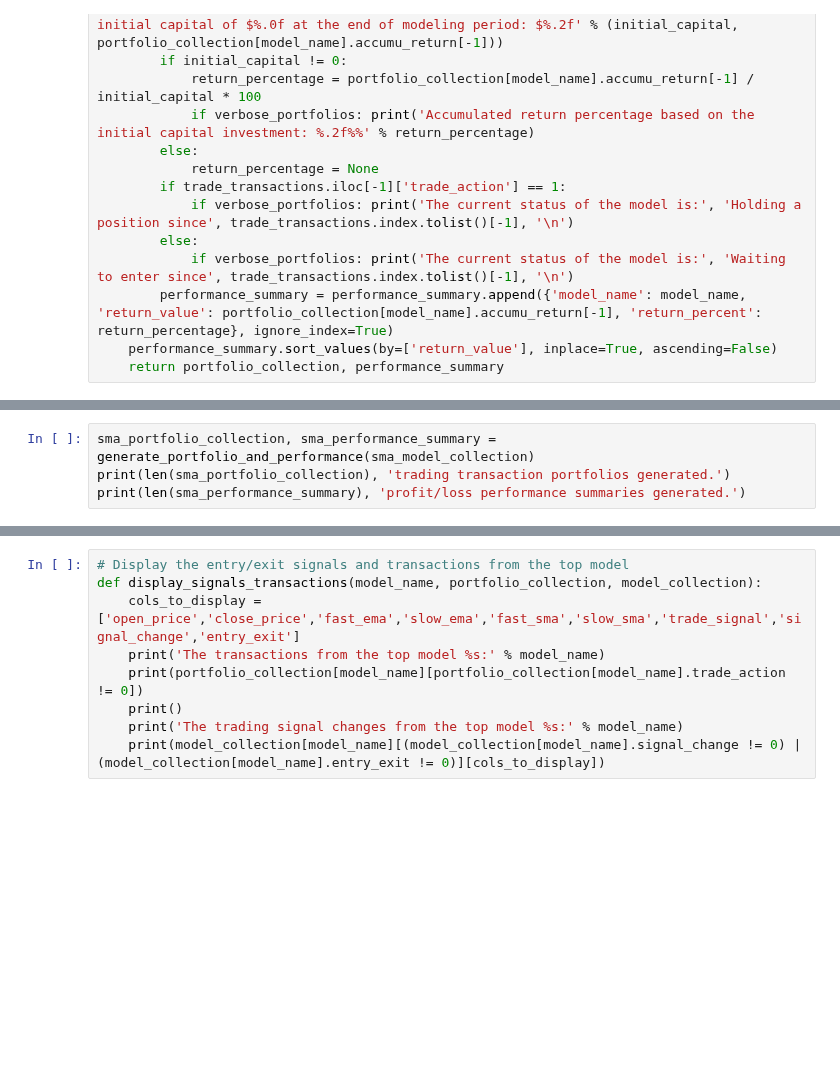
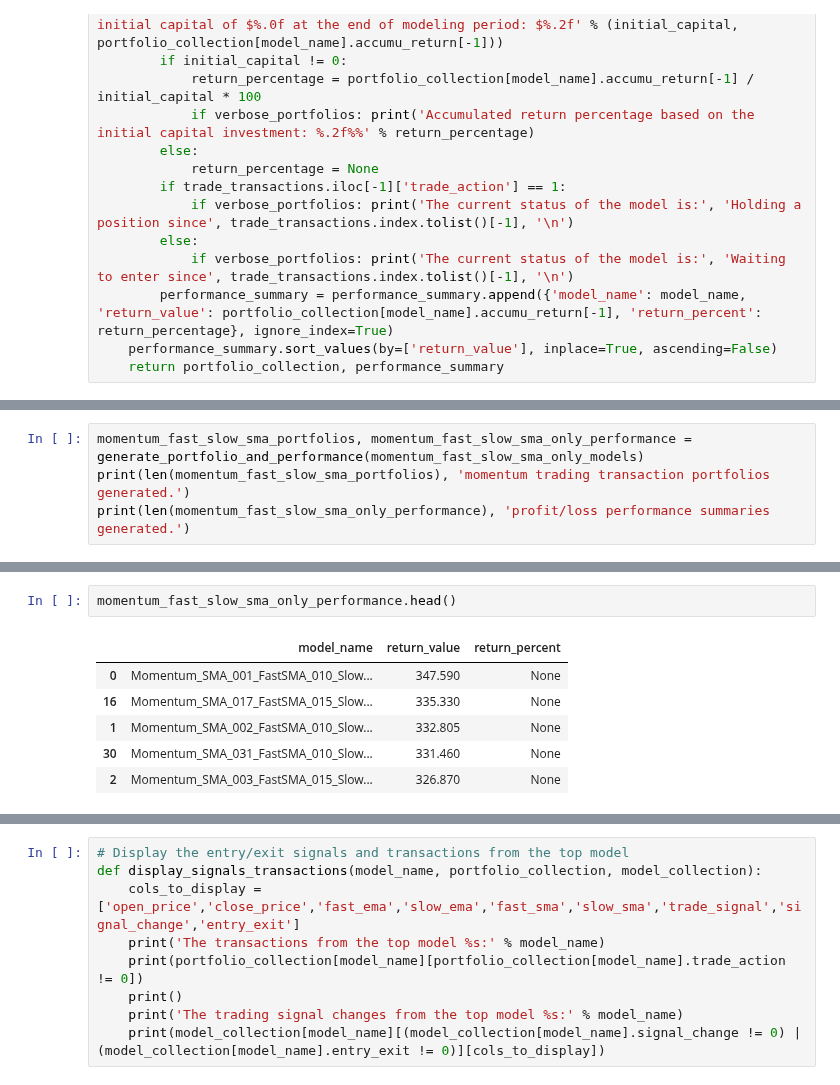
Before and after one commit to daines-analytics/quant-finance-projects, a Jupyter notebook: daily-stocks-report/py_algotrading_combo_ma_crossover_grid_AAPL.ipynb, the cells around one changed output, grey strips where cells are left out. Cells and saved outputs as stored; diff of their text form; blank space fills up the shorter version.

```diff
--- a/daily-stocks-report/py_algotrading_combo_ma_crossover_grid_AAPL.ipynb
+++ b/daily-stocks-report/py_algotrading_combo_ma_crossover_grid_AAPL.ipynb
@@ -405,5 +523,5 @@ print(len(ema_performance_summary), 'profit/loss performance summaries generated
 # %%
-sma_portfolio_collection, sma_performance_summary = generate_portfolio_and_performance(sma_model_collection)
-print(len(sma_portfolio_collection), 'trading transaction portfolios generated.')
-print(len(sma_performance_summary), 'profit/loss performance summaries generated.')
+momentum_fast_slow_sma_portfolios, momentum_fast_slow_sma_only_performance = generate_portfolio_and_performance(momentum_fast_slow_sma_only_models)
+print(len(momentum_fast_slow_sma_portfolios), 'momentum trading transaction portfolios generated.')
+print(len(momentum_fast_slow_sma_only_performance), 'profit/loss performance summaries generated.')
 # %% [output]
@@ -465,0 +581,9 @@ fast_sma_slow_ema_performance.head()
+# %%
+momentum_fast_slow_sma_only_performance.head()
+# %% [output]
+|  | model_name | return_value | return_percent |
+| 0 | Momentum_SMA_001_FastSMA_010_Slow... | 347.590 | None |
+| 16 | Momentum_SMA_017_FastSMA_015_Slow... | 335.330 | None |
+| 1 | Momentum_SMA_002_FastSMA_010_Slow... | 332.805 | None |
+| 30 | Momentum_SMA_031_FastSMA_010_Slow... | 331.460 | None |
+| 2 | Momentum_SMA_003_FastSMA_015_Slow... | 326.870 | None |
```
Also changed, not shown: parts of 49 cells of this notebook, 19 other files.
